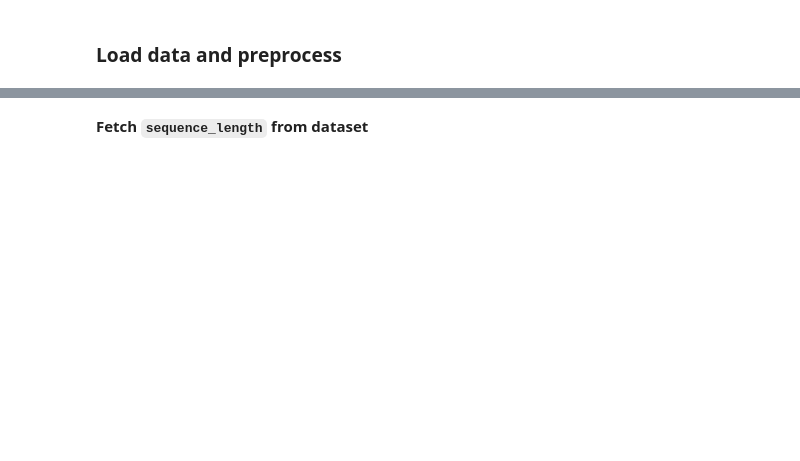
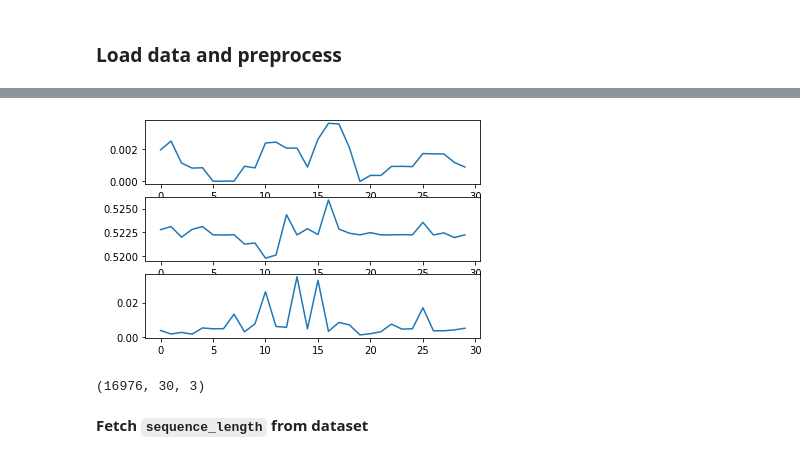
Before and after one commit to simutisernestas/cbaf, a Jupyter notebook: Timeseries_clustering.ipynb, the cells around one changed output, grey strips where cells are left out. Drawn from its saved outputs; the diff is of its cells as text; code cells hidden in the pictures; blank space fills up the shorter version.

```diff
--- a/Timeseries_clustering.ipynb
+++ b/Timeseries_clustering.ipynb
@@ -107 +46,46 @@ array([4.917772e+04, 4.917780e+04, 4.917780e+04, 4.917772e+04,
+# %%
+import csv
+import numpy as np
+import matplotlib.pyplot as plt
+
+# TODO: experiment with different?
+SEQUENCE = 30
+
+# [ time, low, high, open, close, volume ]
+data = np.genfromtxt('eggs.csv', delimiter=',')
+data = np.flip(data, axis=0)
+data = data[:,1:]
+# %%
+# reduce dimensions
+low_high_delta = data[:,1]-data[:,0]
+open_close_delta = data[:,3]-data[:,2]
+data[:,0] = low_high_delta
+data[:,1] = open_close_delta
+data = np.delete(data, [2,3], axis=1)
+# %%
+# normalize
+min_points, max_points = np.min(data,axis=0), np.max(data,axis=0)
+data =  (data - min_points) / (max_points - min_points)
+# data = (data - np.mean(data, axis=0)) / np.std(data, axis=0)
+# maxes = data.max(axis=0)
+# data = data / data.max(axis=0)
+# print(np.max(data,axis=0))
+# %%
+# split into equal sequences
+total_rows = data.shape[0]
+PARTS = int(total_rows / SEQUENCE)
+missing = (data.shape[0]) % PARTS
+data = data[missing:]
+data = np.array(np.array_split(data, PARTS))
+# %%
+SAMPLE = 1500
+fig, axs = plt.subplots(3)
+axs[0].plot(data[SAMPLE, :, 0])
+axs[1].plot(data[SAMPLE, :, 1])
+axs[2].plot(data[SAMPLE, :, 2])
+plt.show()
+data.shape
+# %% [output]
+[figure, added]
+(16976, 30, 3)
 # %%
```
Also changed, not shown: parts of 27 cells of this notebook, 8 other files.
